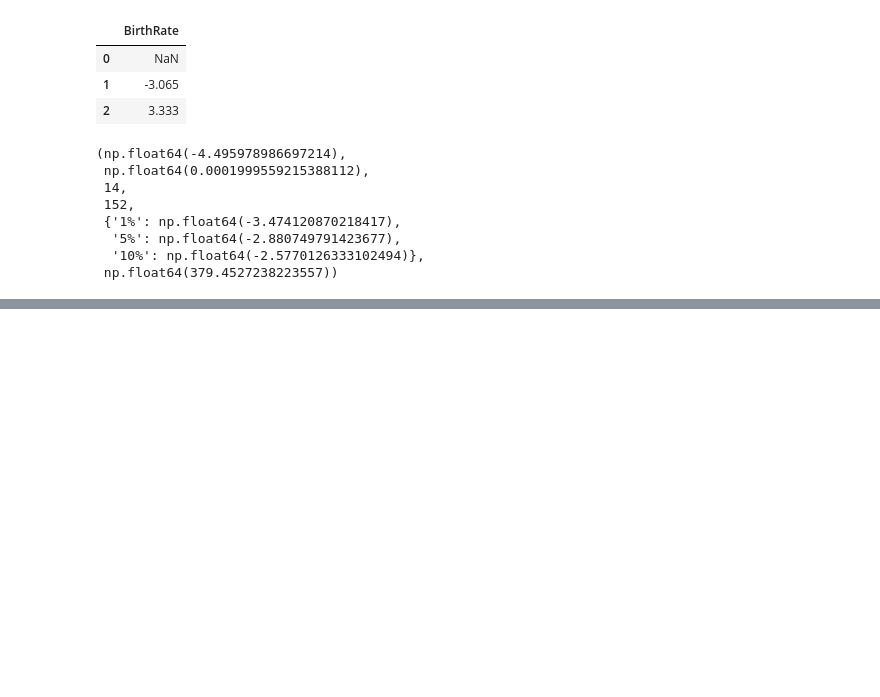
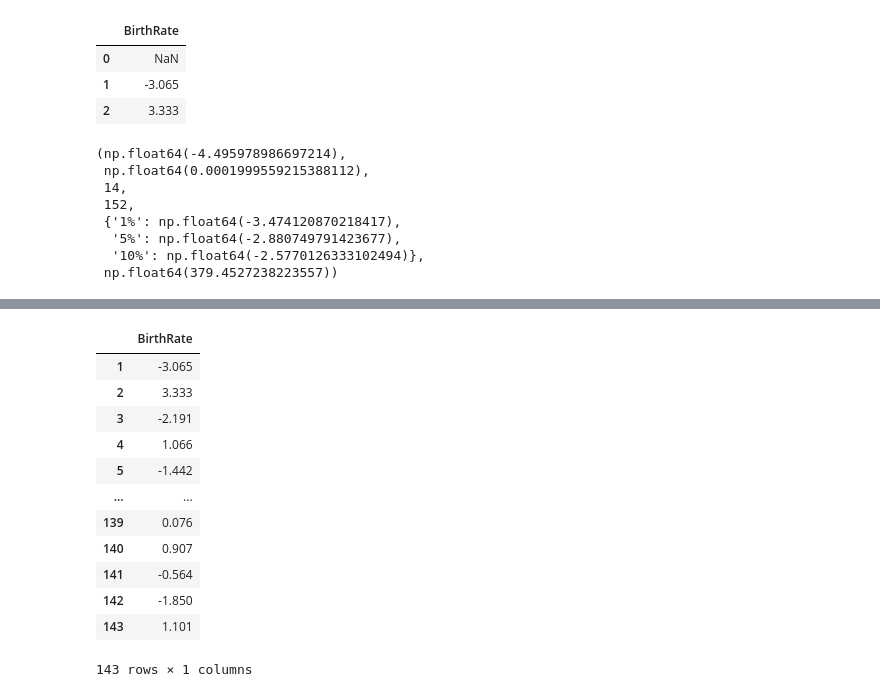
Before and after one commit to devdatta1429/BDA_Assignments, a Jupyter notebook: PML/Day_25_13_06.ipynb, the cells around one changed output, grey strips where cells are left out. Drawn from its saved outputs; the diff is of its cells as text; code cells hidden in the pictures; blank space fills up the shorter version.

```diff
--- a/PML/Day_25_13_06.ipynb
+++ b/PML/Day_25_13_06.ipynb
@@ -927,0 +1017,16 @@ adfuller(df_train1)
+# %%
+df_train.diff().dropna()
+# %% [output]
+|  | BirthRate |
+| 1 | -3.065 |
+| 2 | 3.333 |
+| 3 | -2.191 |
+| 4 | 1.066 |
+| 5 | -1.442 |
+| ... | ... |
+| 139 | 0.076 |
+| 140 | 0.907 |
+| 141 | -0.564 |
+| 142 | -1.850 |
+| 143 | 1.101 |
+143 rows × 1 columns
```
Also changed, not shown: parts of 5 cells of this notebook.
